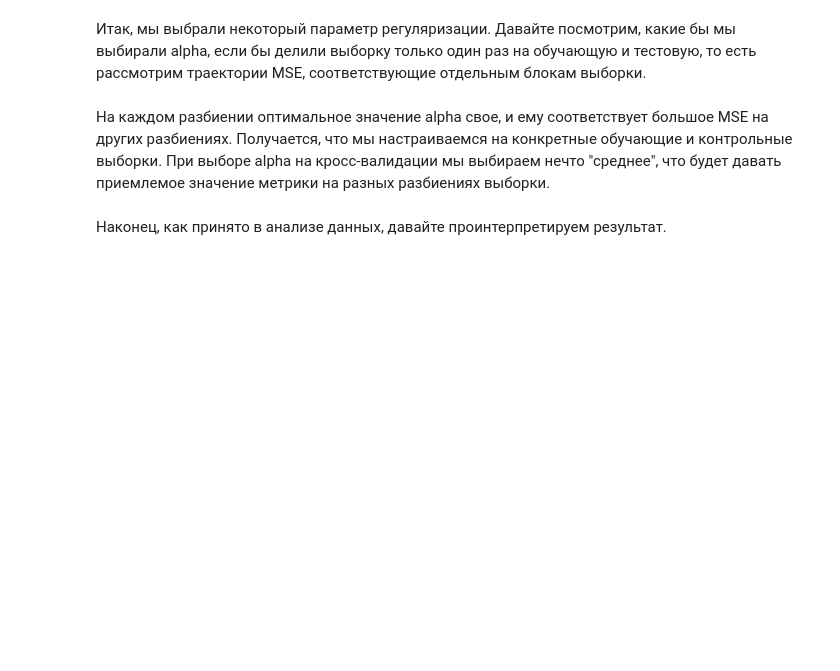
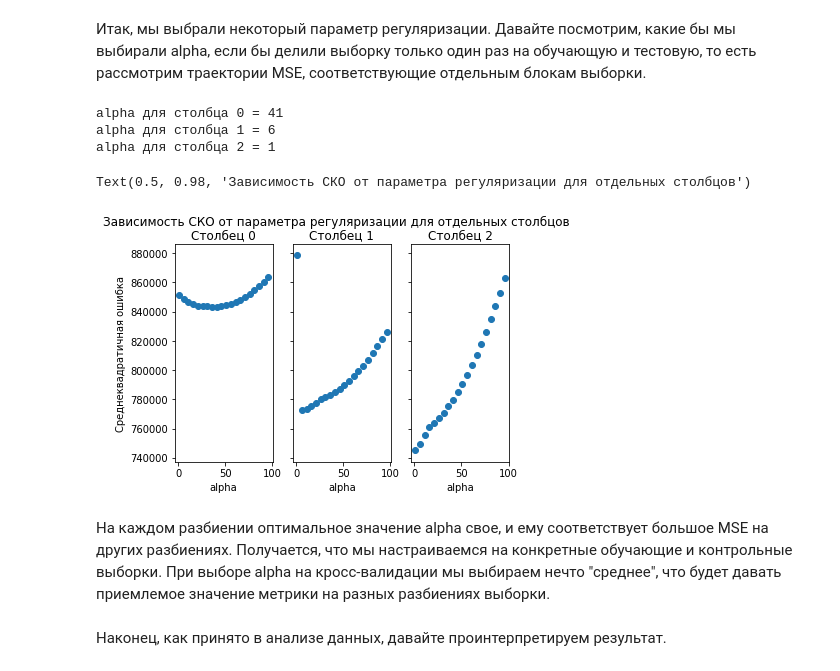
Before and after one commit to pavelevandrei/SupervisedLearning, a Jupyter notebook: week2/Overfitting task.ipynb, the cells around one changed output. Cells and saved outputs as stored; diff of their text form; code cells hidden in the pictures; blank space fills up the shorter version.

```diff
--- a/week2/Overfitting task.ipynb
+++ b/week2/Overfitting task.ipynb
@@ -242,6 +241,12 @@ coefs_ridge = np.zeros((alphas.shape[0], X.shape[1]))
 # Для каждого значения коэффициента из alphas обучите регрессор Lasso
 # и запишите веса в соответствующую строку матрицы coefs_lasso (вспомните встроенную в python функцию enumerate),
 # а затем обучите Ridge и запишите веса в coefs_ridge.
+for i, alpha in enumerate(alphas):
+    lr_Lasso = Lasso(alpha=alpha).fit(X, y)
+    coefs_lasso[i,:] = lr_Lasso.coef_
+
+    lr_Ridge = Ridge(alpha=alpha).fit(X, y)
+    coefs_ridge[i,:] = lr_Ridge.coef_
 # %% [markdown]
 Визуализируем динамику весов при увеличении параметра регуляризации:
 # %%
@@ -298,6 +353,25 @@ alphas = np.arange(1, 100, 5)
 # Код 3.3 (1 балл)
 # Выведите значения alpha, соответствующие минимумам MSE на каждом разбиении (то есть по столбцам).
 # На трех отдельных графиках визуализируйте столбцы .mse_path_
+for i in range(0, 3):
+    index_of_min = np.argmin(lr_LassoCV.mse_path_[:,i])
+    print('alpha для столбца '+str(i)+' = ' + str(lr_LassoCV.alphas_[index_of_min]) )
+# %% [output]
+alpha для столбца 0 = 41
+alpha для столбца 1 = 6
+alpha для столбца 2 = 1
+# %%
+f, ax = plt.subplots(1, 3, sharey=True)
+for i in range(0, 3):
+    ax[i].scatter(lr_LassoCV.alphas_, lr_LassoCV.mse_path_[:,i])
+    ax[i].set_xlabel('alpha')
+    ax[i].set_title('Столбец '+str(i))
+    if i == 0:
+        ax[i].set_ylabel('Среднеквадратичная ошибка')
+f.suptitle('Зависимость СКО от параметра регуляризации для отдельных столбцов')
+# %% [output]
+Text(0.5, 0.98, 'Зависимость СКО от параметра регуляризации для отдельных столбцов')
+[figure, added]
 # %% [markdown]
 На каждом разбиении оптимальное значение alpha свое, и ему соответствует большое MSE на других разбиениях. Получается, что мы настраиваемся на конкретные обучающие и контрольные выборки. При выборе alpha на кросс-валидации мы выбираем нечто "среднее", что будет давать приемлемое значение метрики на разных разбиениях выборки.
 # %% [markdown]
```
Also changed, not shown: parts of 10 cells of this notebook, 7 other files.
